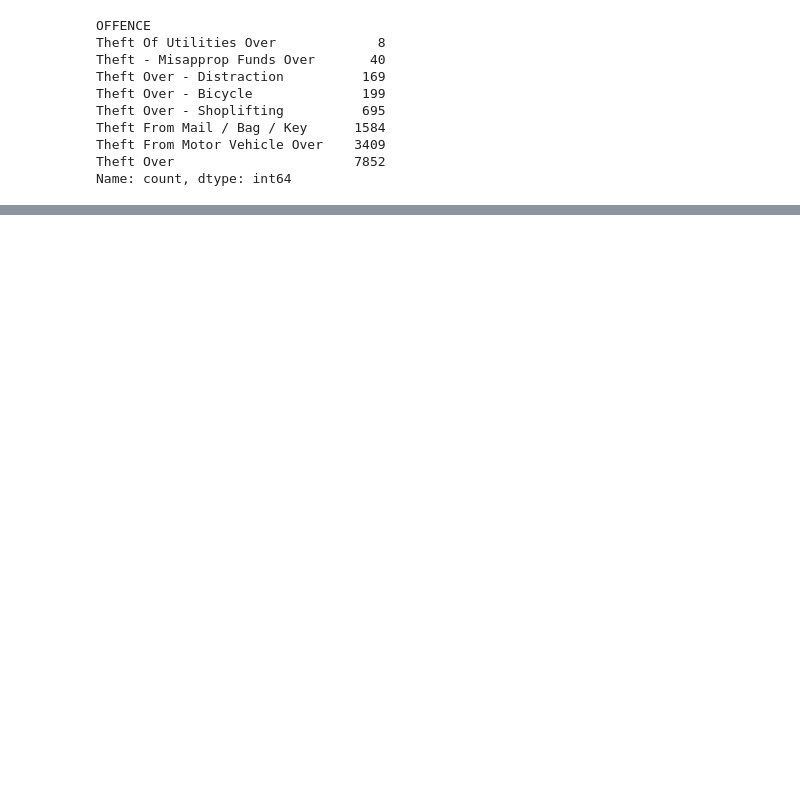
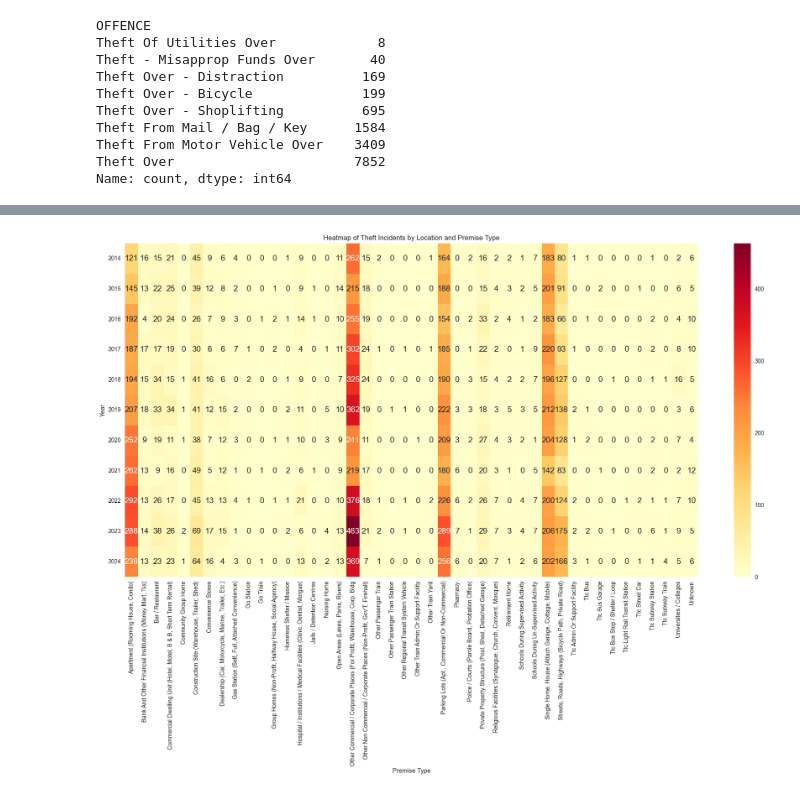
Before and after one commit to Hi-kue/syncgraph-309, a Jupyter notebook: server/insights/reports/c309_r1_toodu_pfr.ipynb, the cells around one changed output, grey strips where cells are left out. Cells and saved outputs as stored; diff of their text form; code cells hidden in the pictures; blank space fills up the shorter version.

```diff
--- a/server/insights/reports/c309_r1_toodu_pfr.ipynb
+++ b/server/insights/reports/c309_r1_toodu_pfr.ipynb
@@ -205,0 +287,26 @@ Name: count, dtype: int64
+# %%
+# Exploration Beta: using visualizations to understand the data better.
+"""
+For this exploration section, we will be using visualizations to understand the data better. We will go over the following:
+1. Various heatmap visualizations
+2. Geographical clustering visualizations
+3. Correlation matrices and confusion matrices
+4. Various temporal analysis with visualizations
+5. Crime patterns over time with visualizations
+
+Each visualization will be accompanied by a brief explanation of what it is and how its used to understand the data further with some information about the type of visualization that is being used.
+"""
+
+# Heatmap of crime patterns by LOCATION_TYPE and PREMISES_TYPE, the darker the color, the more crimes occurred within that Year at that location.
+pivot_data = pd.crosstab(toodu_df["REPORT_YEAR"], toodu_df["LOCATION_TYPE"])
+
+plt.figure(figsize=(20, 10))
+sns.heatmap(pivot_data, annot=True, cmap="YlOrRd", fmt="d")
+plt.title("Heatmap of Theft Incidents by Location and Premise Type")
+plt.xlabel("Premise Type")
+plt.ylabel("Year")
+plt.xticks(rotation=90)
+plt.yticks(rotation=0)
+plt.show()
+# %% [output]
+[figure, added]
```
Also changed, not shown: parts of 7 cells of this notebook, 9 other files.
